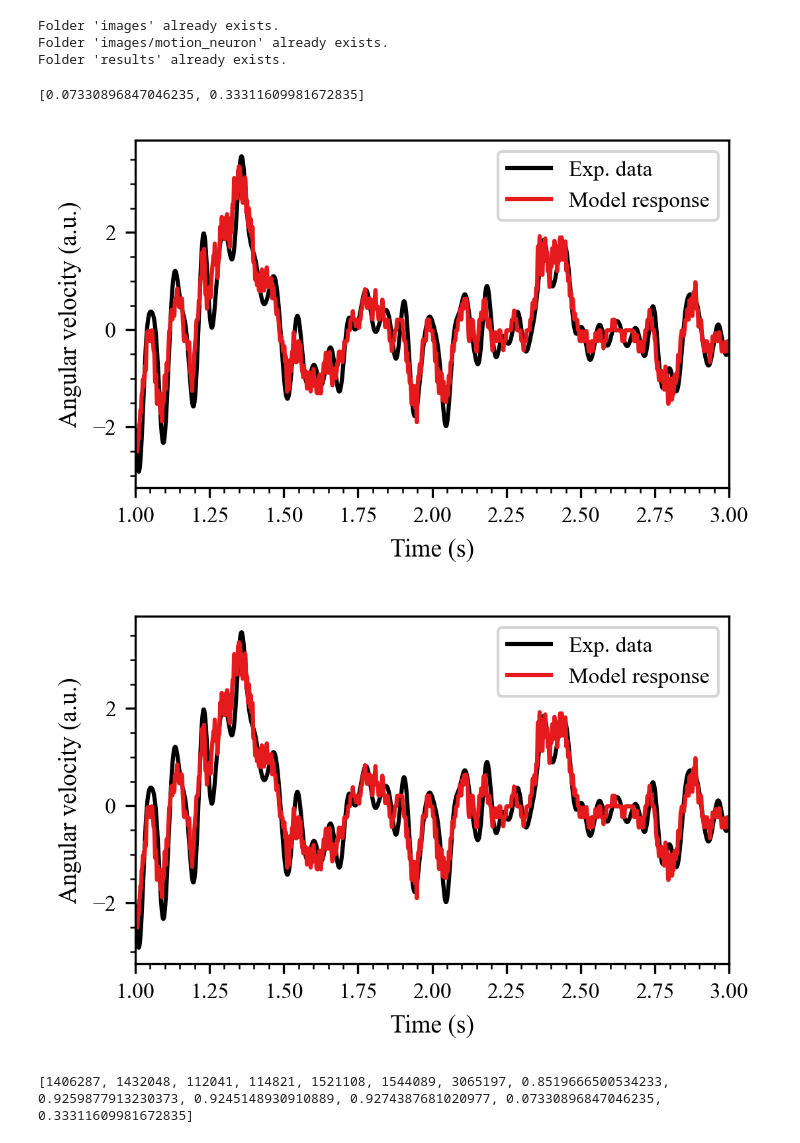
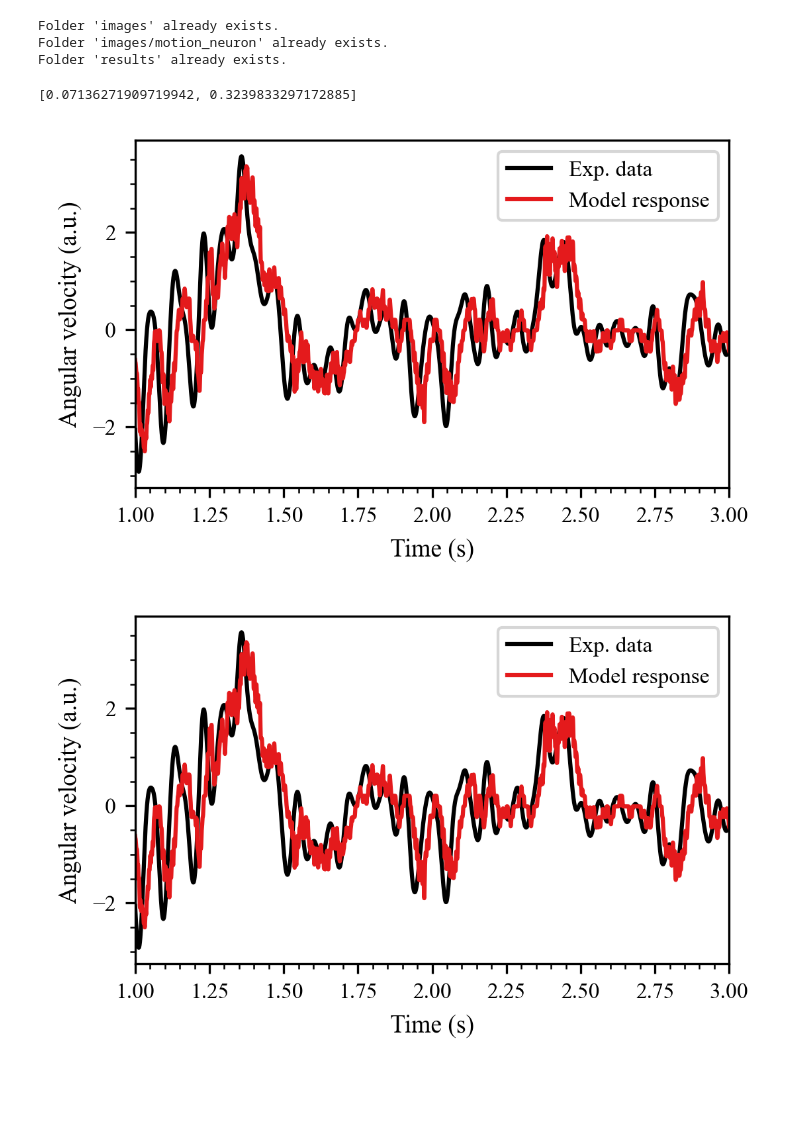
Before and after one commit to ThomasvanderVeen/StickInsectProprioception, a Jupyter notebook: 2_motion_neurons.ipynb, the cells around one changed output. Saved outputs shown, nothing was run; the diff lists cells and outputs as text; code cells hidden in the pictures; blank space fills up the shorter version.

```diff
--- a/2_motion_neurons.ipynb
+++ b/2_motion_neurons.ipynb
@@ -54,19 +18,31 @@ time = np.linspace(0, constants['T_TOTAL'], num=constants['N_STEPS'])
 motion_parameters = {'tau': 5e-3, 'V_T': -50e-3, 'V_R': -70e-3, 'n': 2 * constants['N_ANGLES'] * parameters['N_HAIRS'], 'w': 10.5e-3,
                      'N_input': 1, 'dt': constants['dt'], 'refrac': 0}
 
-motion_neuron = MotionNeuron(motion_parameters)
+motion_combine_parameters = {'tau': 5e-3, 'V_T': -50e-3, 'V_R': -70e-3, 'n': 2 * constants['N_ANGLES'], 'w': 30e-3,
+                             'N_input': parameters['N_HAIRS'], 'dt': constants['dt'], 'refrac': 0}
+
+motion_neuron = LIF(motion_parameters)
 motion_neuron.initialize_state()
 
-spike_motion_inter = np.empty((constants['N_STEPS'], motion_parameters['n'], parameters['N_SIMULATIONS']), dtype=np.uint8)
+motion_neuron_combine = LIF(motion_combine_parameters)
+motion_neuron_combine.initialize_state()
+
+spike_motion_inter = np.empty((constants['N_STEPS'], motion_parameters['n']), dtype=np.uint8)
 spike_motion = np.empty((constants['N_STEPS'], 2 * constants['N_ANGLES'], parameters['N_SIMULATIONS']), dtype=np.uint8)
 # %%
 for k in tqdm(range(parameters['N_SIMULATIONS'])):
     spike_sensory_k = spike_sensory[:, :, k]
     for i in range(constants['N_STEPS']):
-        _, spike_motion_inter[i, :, k] = motion_neuron.forward(spike_sensory_k[i, :])
+        _, spike_motion_inter[i, :] = motion_neuron.forward(spike_sensory_k[i, :])
 
-        spike_motion[i, :, k] = np.sum(spike_motion_inter[i, :, k].reshape(2*constants['N_ANGLES'], parameters['N_HAIRS']), axis=1)
-        spike_motion[i, :, k][spike_motion[i, :, k] > 1 ] = 1
+        _, spike_motion[i, :, k]= motion_neuron_combine.forward(spike_motion_inter[i, :].reshape(2*constants['N_ANGLES'], parameters['N_HAIRS']))
+
+
+
+
+
+        #spike_motion[i, :, k] = np.sum(spike_motion_inter[i, :, k].reshape(2*constants['N_ANGLES'], parameters['N_HAIRS']), axis=1)
+        #spike_motion[i, :, k][spike_motion[i, :, k] > 1 ] = 1
 # %%
 with open('data/spike_motion', 'wb') as file:
     np.save(file, spike_motion)
@@ -83,38 +59,37 @@ for delta in [delta_1, delta_2]:
     MSE = np.zeros((parameters['N_SIMULATIONS'], constants['N_ANGLES']))
 
     for k, m in np.ndindex(parameters['N_SIMULATIONS'], constants['N_ANGLES']):
         firing_rate_down = get_firing_rate_convolve(spike_motion[:, 0 + 2*m, k], constants['dt'], t=0.01, nan_bool=False)
         firing_rate_up = get_firing_rate_convolve(spike_motion[:, 1 + 2*m, k], constants['dt'], t=0.01, nan_bool=False)
 
         combined_firing_rate = firing_rate_up - firing_rate_down
 
         combined_firing_rate_norm = zscore.zscore(combined_firing_rate)
         joint_angle_norm = zscore.zscore(np.diff(joint_angles[:, m, k]) / constants['dt'])
 
         MSE[k, m] = np.mean((combined_firing_rate_norm[2001:] - joint_angle_norm[2000-delta: -delta])**2)
         if k + m == 0:
             fig, ax = plt.subplots()
 
             ax.plot(time[:-1], joint_angle_norm, color='black', label='Exp. data')
-            ax.plot(time-0.025, combined_firing_rate_norm, color=custom_colors[0], label = 'Model response')
+            ax.plot(time, combined_firing_rate_norm, color=custom_colors[0], label = 'Model response')
 
             ax.set_xlim([1, 3])
             ax.set_xlabel("Time (s)")
             ax.set_ylabel("Angular velocity (a.u.)")
             ax.minorticks_on()
             ax.legend()
 
             fig.tight_layout(pad=parameters['pad'])
             fig.savefig('images/motion_neuron/combined_motion_din_.png')
-            fig.savefig('images/motion_neuron/combined_motion_din_.pdf')
 
     MSEs.append(np.mean(MSE))
 
 print(MSEs)
 # %% [output]
-[0.07330896847046235, 0.33311609981672835]
+[0.07136271909719942, 0.3239833297172885]
-[figure, old version]
+[figure, new version]
-[figure, old version]
+[figure, new version]
 # %%
 with open('data/joint_angles_' + parameters['joint_string'], 'rb') as file:
     joint_angles = np.load(file)
@@ -136,8 +111,6 @@ statistical_data_string = ['true positive', 'true negative', 'false positive', '
 table = {'value': statistical_data}
 df = pd.DataFrame(data=table, index=statistical_data_string)
 df.to_csv('results/motion_accuracy_table.csv')
-# %% [output]
-[1406287, 1432048, 112041, 114821, 1521108, 1544089, 3065197, 0.8519666500534233, 0.9259877913230373, 0.9245148930910889, 0.9274387681020977, 0.07330896847046235, 0.33311609981672835]
 # %%
 joint_angles = joint_angles[:, :, 0]
 
```
Also changed, not shown: parts of 6 cells of this notebook, 14 other files.
